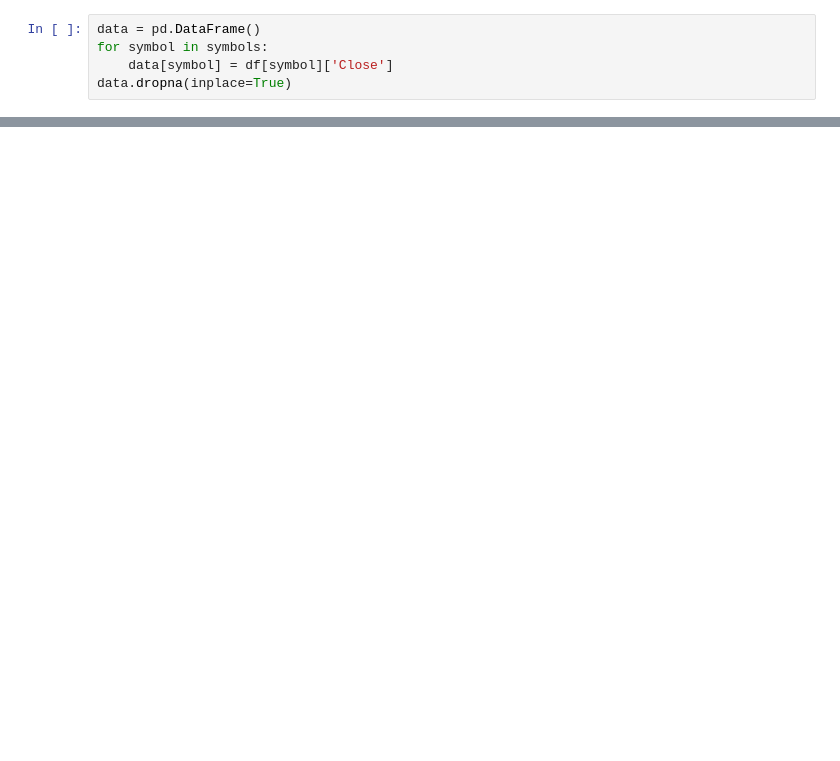
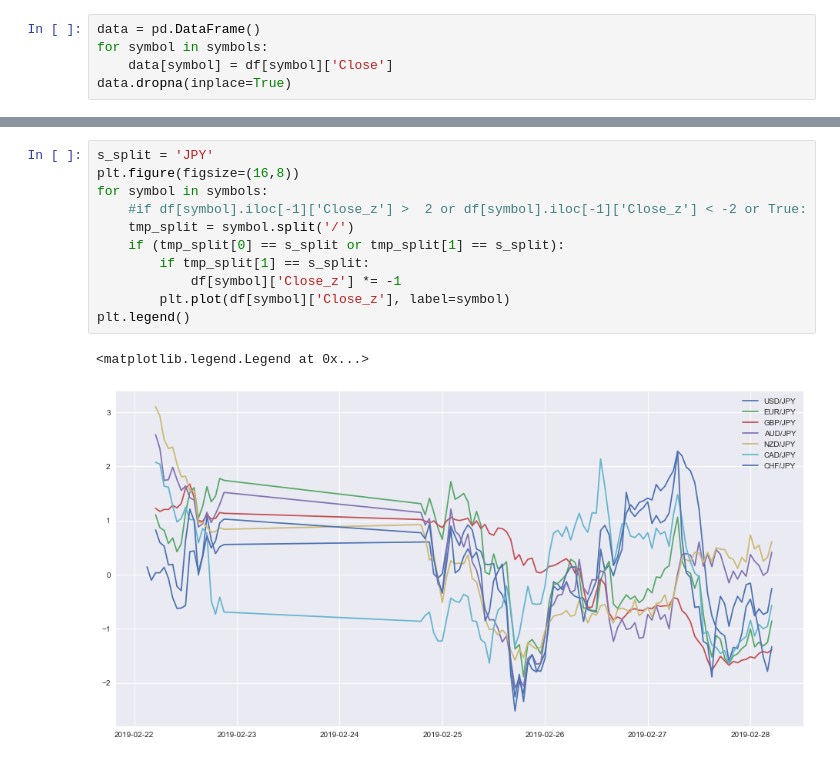
Before and after one commit to ballmdr/blockchain-python, a Jupyter notebook: FXCM/Pairs Trading.ipynb, the cells around one changed output, grey strips where cells are left out. Cells and saved outputs as stored; diff of their text form; blank space fills up the shorter version.

```diff
--- a/FXCM/Pairs Trading.ipynb
+++ b/FXCM/Pairs Trading.ipynb
@@ -77,0 +70,14 @@ print (pairs)
+# %%
+s_split = 'JPY'
+plt.figure(figsize=(16,8))
+for symbol in symbols:
+    #if df[symbol].iloc[-1]['Close_z'] >  2 or df[symbol].iloc[-1]['Close_z'] < -2 or True:
+    tmp_split = symbol.split('/')
+    if (tmp_split[0] == s_split or tmp_split[1] == s_split):
+        if tmp_split[1] == s_split:
+            df[symbol]['Close_z'] *= -1
+        plt.plot(df[symbol]['Close_z'], label=symbol)
+plt.legend()
+# %% [output]
+<matplotlib.legend.Legend at 0x...>
+[figure, added]
```
Also changed, not shown: parts of 5 cells of this notebook, 11 other files.
